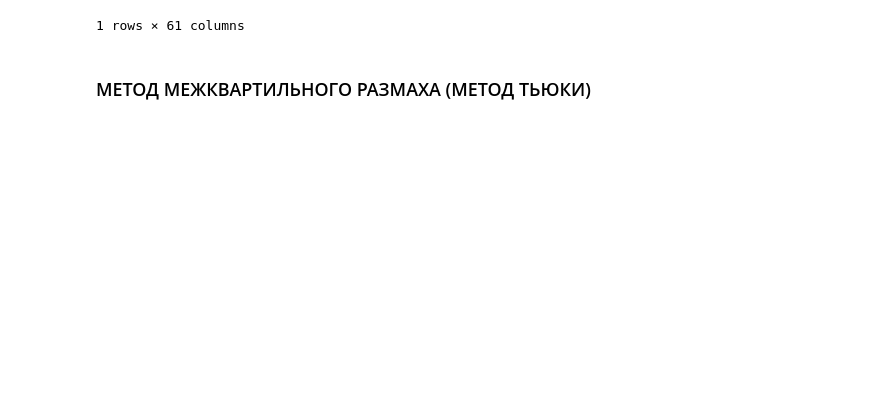
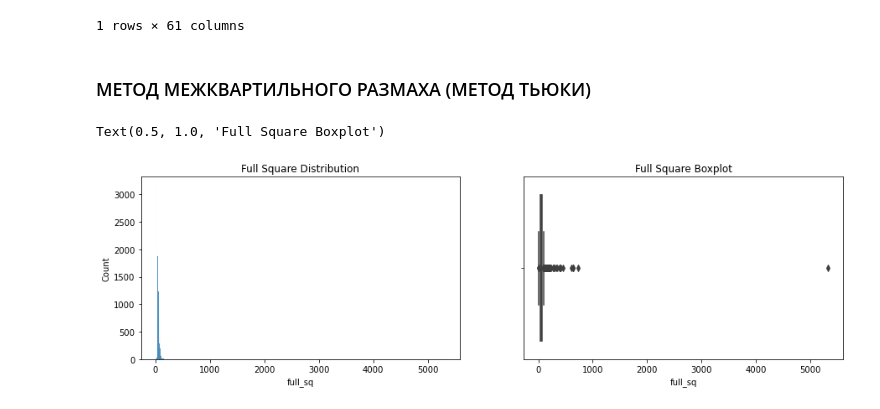
Before and after one commit to AndreiDS63/sf_data_science, a Jupyter notebook: practice/Python-14 Cleaning/sber.ipynb, the cells around one changed output. Saved outputs shown, nothing was run; the diff lists cells and outputs as text; code cells hidden in the pictures; blank space fills up the shorter version.

```diff
--- a/practice/Python-14 Cleaning/sber.ipynb
+++ b/practice/Python-14 Cleaning/sber.ipynb
@@ -386,13 +386,18 @@ sber_data[sber_data['floor'] > 50]
 # %%
 fig, axes = plt.subplots(nrows=1, ncols=2, figsize=(15, 4))
 histplot = sns.histplot(
     data=sber_data,
     x='full_sq',
     ax=axes[0]
 );
 histplot.set_title('Full Square Distribution');
+
 boxplot = sns.boxplot(
     data=sber_data,
     x='full_sq',
-
-)
+    ax=axes[1]
+);
+boxplot.set_title('Full Square Boxplot')
+# %% [output]
+Text(0.5, 1.0, 'Full Square Boxplot')
+[figure, added]
```
Also changed, not shown: parts of 25 cells of this notebook.
